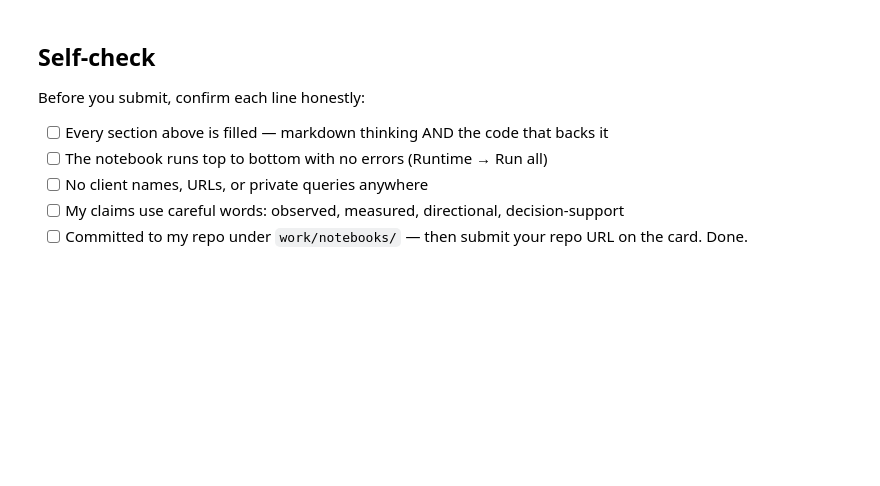
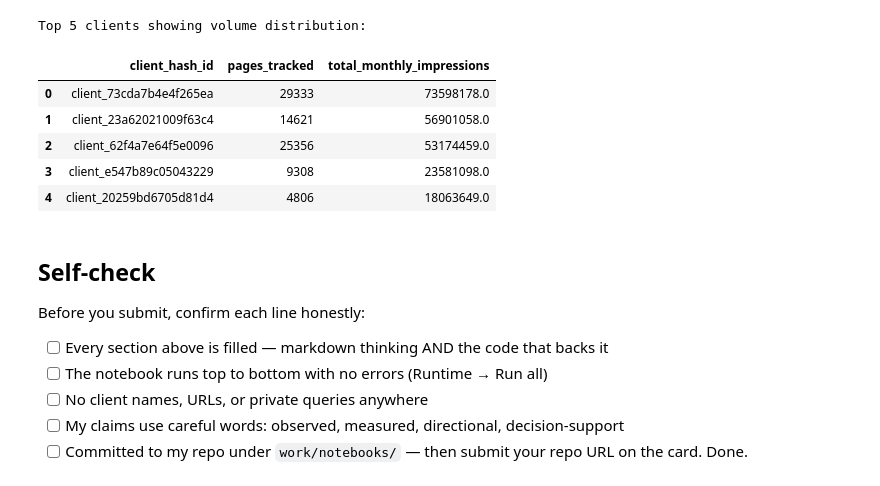
Before and after one commit to Venomm777/FlyAi, a Jupyter notebook: work/notebooks/w03_data_contract.ipynb, the cells around one changed output. Cells and saved outputs as stored; diff of their text form; code cells hidden in the pictures; blank space fills up the shorter version.

```diff
--- a/work/notebooks/w03_data_contract.ipynb
+++ b/work/notebooks/w03_data_contract.ipynb
@@ -37,3 +229,26 @@ This skeleton is yours to fill. Work the sections **in order** — each one has
+# %%
+# Check volume imbalance across clients
+q_limit = f"""
+SELECT
+    client_hash_id,
+    COUNT(DISTINCT content_hash_id) AS pages_tracked,
+    SUM(gsc_impressions) AS total_monthly_impressions
+FROM read_parquet('{FACT_DAILY}/month=2026-03/*.parquet')
+WHERE client_has_gsc IS TRUE
+GROUP BY client_hash_id
+ORDER BY total_monthly_impressions DESC
+LIMIT 5;
+"""
+print("Top 5 clients showing volume distribution:")
+display(con.execute(q_limit).fetchdf())
+# %% [output]
+Top 5 clients showing volume distribution:
+|  | client_hash_id | pages_tracked | total_monthly_impressions |
+| 0 | client_73cda7b4e4f265ea | 29333 | 73598178.0 |
+| 1 | client_23a62021009f63c4 | 14621 | 56901058.0 |
+| 2 | client_62f4a7e64f5e0096 | 25356 | 53174459.0 |
+| 3 | client_e547b89c05043229 | 9308 | 23581098.0 |
+| 4 | client_20259bd6705d81d4 | 4806 | 18063649.0 |
 # %% [markdown]
 ## Self-check
 
```
Also changed, not shown: parts of 17 cells of this notebook.
